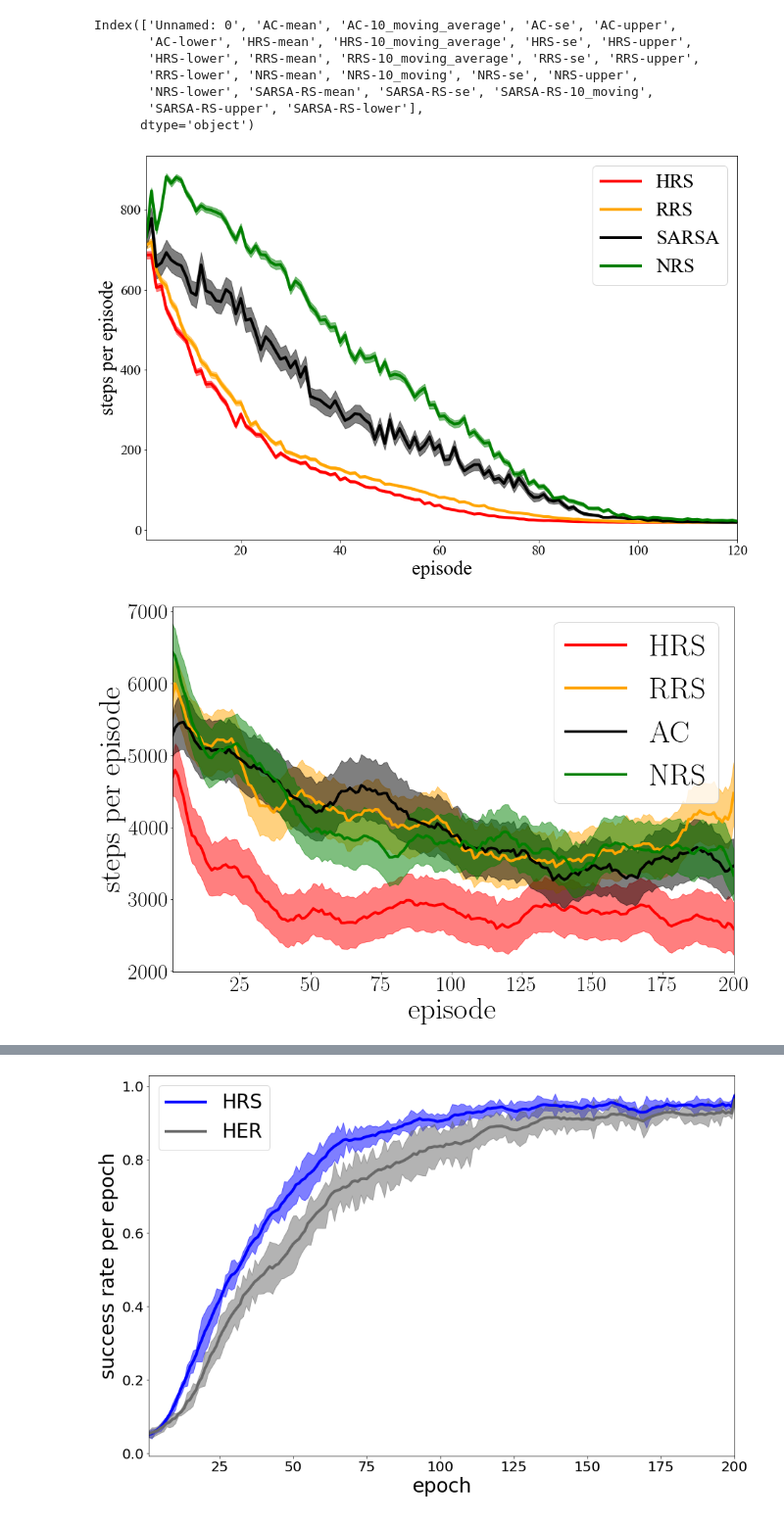
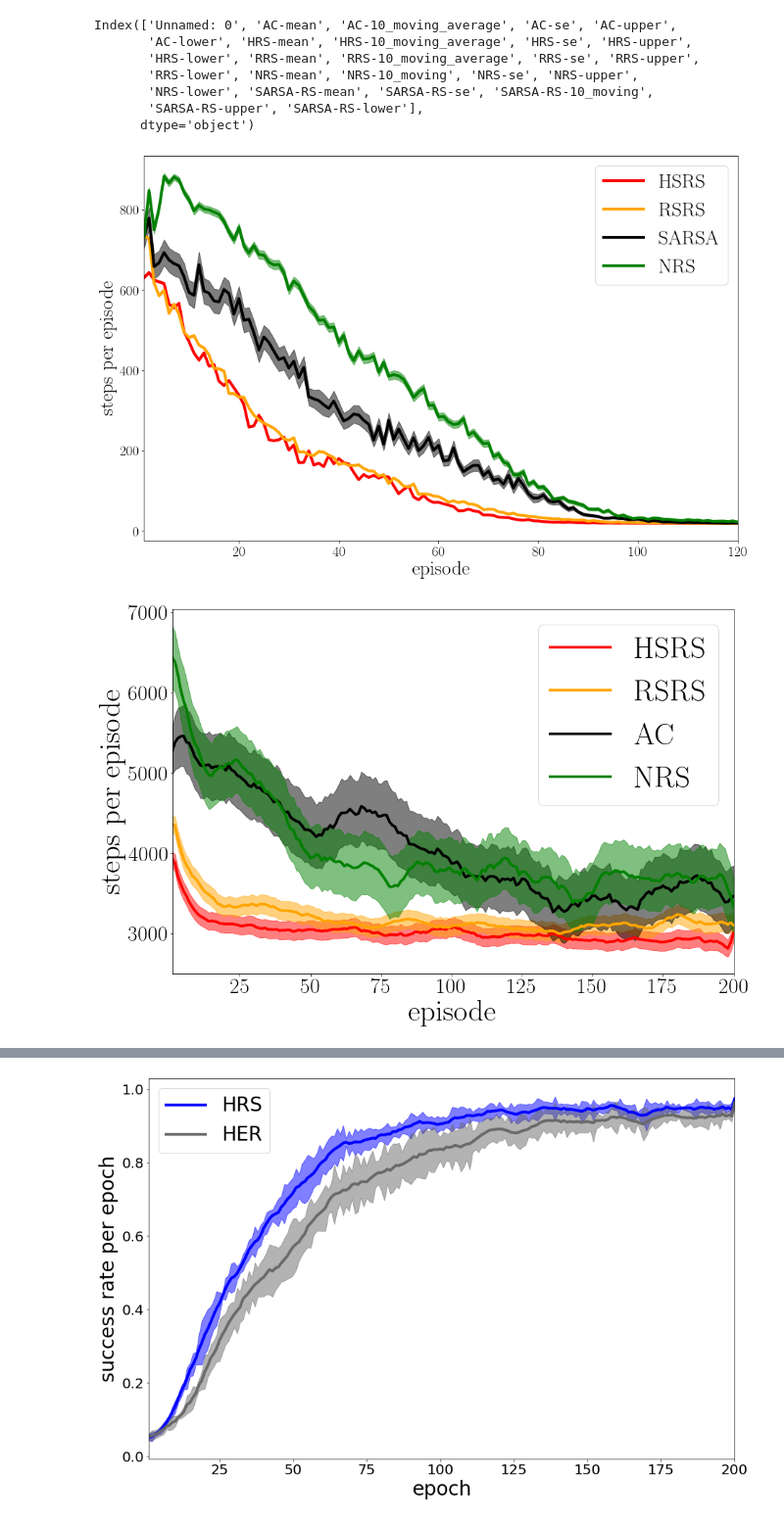
Before and after one commit to takato86/analyze_result, a Jupyter notebook: notebooks/error-bar-area.ipynb, the cells around one changed output, grey strips where cells are left out. Shown at 98% size. Cells and saved outputs as stored; diff of their text form; code cells hidden in the pictures.

```diff
--- a/notebooks/error-bar-area.ipynb
+++ b/notebooks/error-bar-area.ipynb
@@ -7,10 +7,10 @@ plt.rcParams['text.usetex'] = True
 plt.rcParams['font.family'] = ['Times New Roman']
 # plt.rcParams['font.serif'] = ['Times New Roman']
 # %%
-four_df = pd.read_csv("in/results_fourrooms.csv")
-pin_df = pd.read_csv("in/results_pinball.csv")
+four_df = pd.read_csv("in/results_fourrooms_srs.csv")
+pin_df = pd.read_csv("in/results_pinball_srs.csv")
 pick_df = pd.read_csv("in/results_pick_and_place.csv")
-m2s_pick_df = pd.read_csv("in/results_m2s_pick_and_place.csv")
+m2s_pick_df = pd.read_csv("in/results_m2s_pick_and_place_srs.csv")
 crowd_nav_df = pd.read_csv("in/results_crowd_nav.csv")
 crowd_nav_rw_df = pd.read_csv("in/results_crowd_nav_rw.csv")
 crowd_nav_opp_df = pd.read_csv("in/results_crowd_nav_opp.csv")
@@ -44,9 +44,9 @@ Index(['Unnamed: 0', 'AC-mean', 'AC-10_moving_average', 'AC-se', 'AC-upper',
 l_episodes = 120
 plt.figure(figsize=(15, 10))
 plt.tick_params(labelsize=20)
-plot_mean_se(four_df["HRS-mean"][:l_episodes], four_df["HRS-lower"][:l_episodes], four_df["HRS-upper"][:l_episodes], "red", 0.5, "HRS")
+plot_mean_se(four_df["HRS-mean"][:l_episodes], four_df["HRS-lower"][:l_episodes], four_df["HRS-upper"][:l_episodes], "red", 0.5, "HSRS")
 # plot_mean_se(four_df["HRS-init-mean"][:l_episodes], four_df["HRS-init-lower"][:l_episodes], four_df["HRS-init-upper"][:l_episodes], "cyan", 0.5, "HRS-init")
-plot_mean_se(four_df["RRS-mean"][:l_episodes], four_df["RRS-lower"][:l_episodes], four_df["RRS-upper"][:l_episodes], "orange", 0.5, "RRS")
+plot_mean_se(four_df["RRS-mean"][:l_episodes], four_df["RRS-lower"][:l_episodes], four_df["RRS-upper"][:l_episodes], "orange", 0.5, "RSRS")
 # plot_mean_se(four_df["RRS-init-mean"][:l_episodes], four_df["RRS-init-lower"][:l_episodes], four_df["RRS-init-upper"][:l_episodes], "magenta", 0.5, "RRS-init")
 plot_mean_se(four_df["SARSA-mean"][:l_episodes], four_df["SARSA-lower"][:l_episodes], four_df["SARSA-upper"][:l_episodes], "black", 0.5, "SARSA")
 plot_mean_se(four_df["NRS-mean"][:l_episodes], four_df["NRS-lower"][:l_episodes], four_df["NRS-upper"][:l_episodes], "green", 0.5, "NRS")
@@ -58,25 +58,25 @@ plt.legend(fontsize=28)
 plt.plot()
 plt.savefig("out/4rooms-learning-curves.pdf", format="pdf")
 # %% [output]
-[figure, old version]
+[figure, new version]
 # %%
 l_episodes = 200
 plt.figure(figsize=(15, 10))
 plt.tick_params(labelsize=20)
-plot_mean_se(pin_df["HRS-10_moving_average"][:l_episodes], pin_df["HRS-lower"][:l_episodes], pin_df["HRS-upper"][:l_episodes], "red", 0.5, "HRS")
-plot_mean_se(pin_df["RRS-10_moving_average"][:l_episodes], pin_df["RRS-lower"][:l_episodes], pin_df["RRS-upper"][:l_episodes], "orange", 0.5, "RRS")
+plot_mean_se(pin_df["HRS-10_moving_average"][:l_episodes], pin_df["HRS-lower"][:l_episodes], pin_df["HRS-upper"][:l_episodes], "red", 0.5, "HSRS")
+plot_mean_se(pin_df["RRS-10_moving_average"][:l_episodes], pin_df["RRS-lower"][:l_episodes], pin_df["RRS-upper"][:l_episodes], "orange", 0.5, "RSRS")
 plot_mean_se(pin_df["AC-10_moving_average"][:l_episodes], pin_df["AC-lower"][:l_episodes], pin_df["AC-upper"][:l_episodes], "black", 0.5, "AC") # dimgray
 plot_mean_se(pin_df["NRS-10_moving"][:l_episodes], pin_df["NRS-lower"][:l_episodes], pin_df["NRS-upper"][:l_episodes], "green", 0.5, "NRS")
 # plot_mean_se(pin_df["SARSA-RS-10_moving"][:l_episodes], pin_df["SARSA-RS-lower"][:l_episodes], pin_df["SARSA-RS-upper"][:l_episodes], "red", 0.5, "SARSA-RS")
 plt.ylabel("steps per episode", fontsize=45)
 plt.xlabel("episode", fontsize=45)
 plt.xlim(1, l_episodes)
 plt.legend(fontsize=45)
 plt.tick_params(labelsize=32)
 plt.savefig("out/pinball-learning-curves.pdf", format="pdf")
 # plt.plot()
 # %% [output]
-[figure, old version]
+[figure, new version]
 # %%
 l_episodes = 200
 plt.figure(figsize=(15, 10))
```
Also changed, not shown: parts of 2 cells of this notebook, 16 other files.
